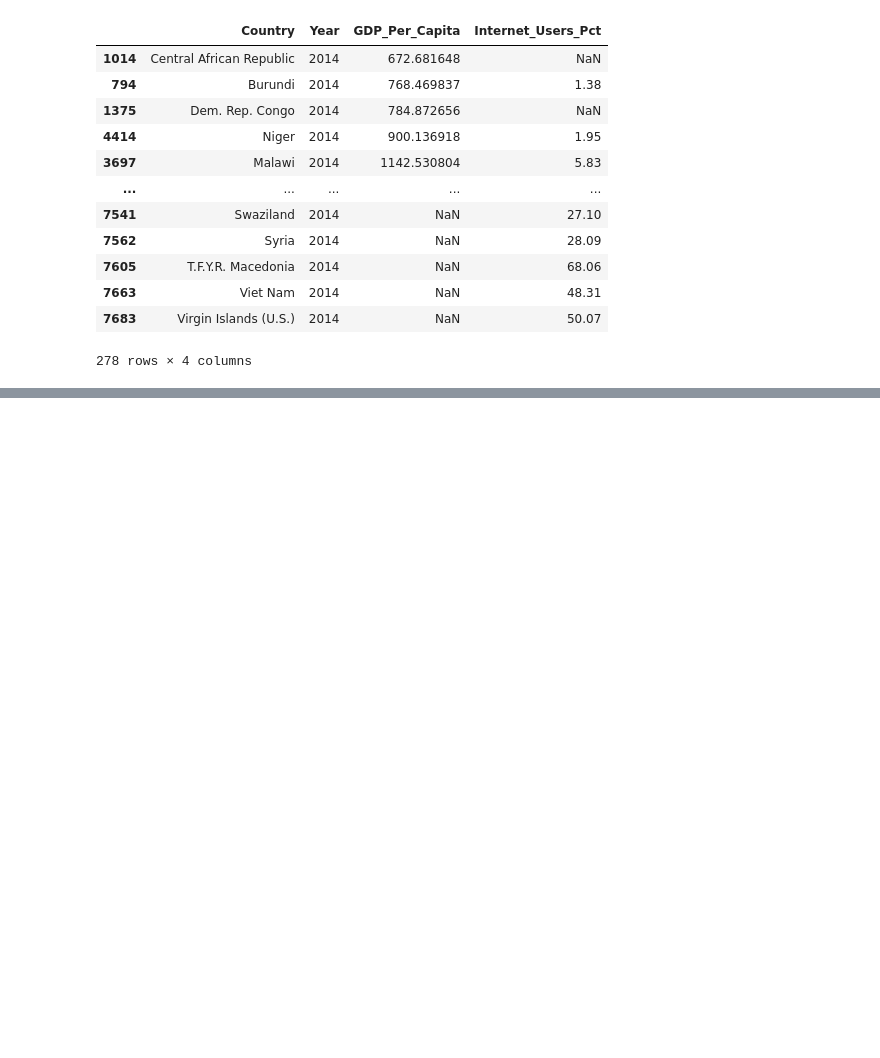
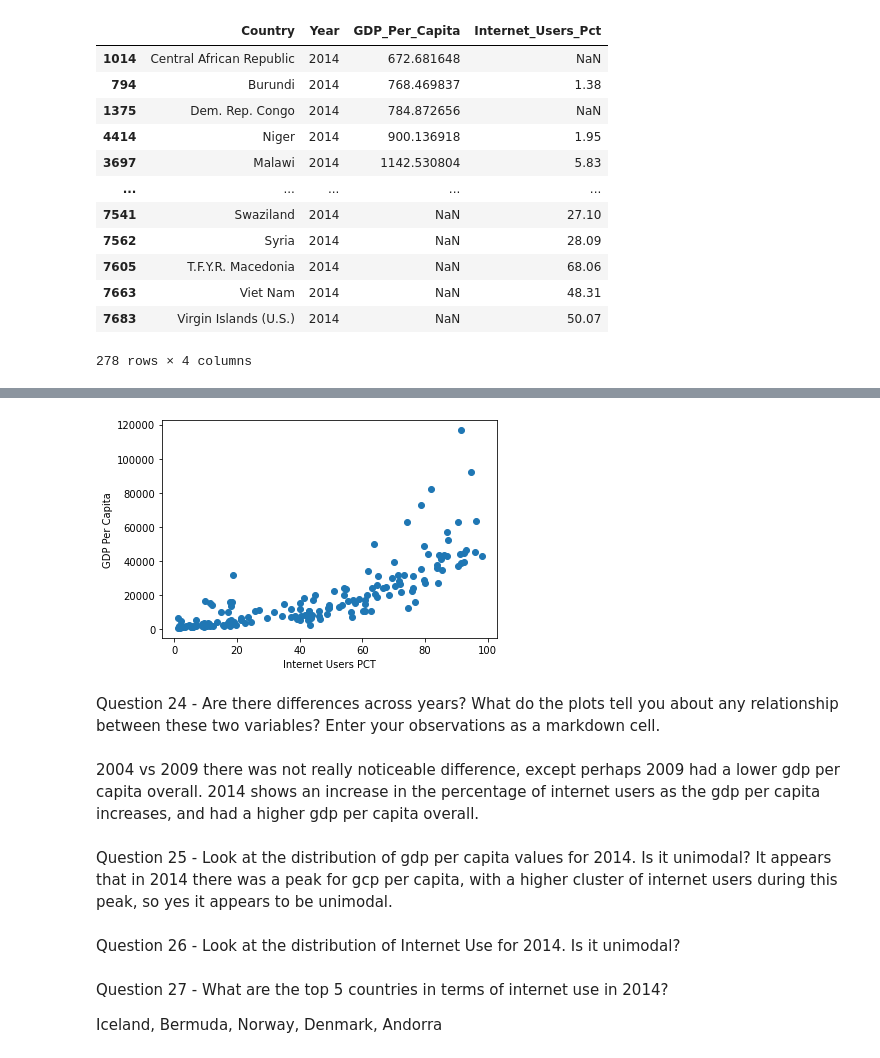
Before and after one commit to NSS-Data-Analytics-Cohort-3/un-data-MarkKoivula, a Jupyter notebook: notebooks/UNdata.ipynb, the cells around one changed output, grey strips where cells are left out. Cells and saved outputs as stored; diff of their text form; code cells hidden in the pictures; blank space fills up the shorter version.

```diff
--- a/notebooks/UNdata.ipynb
+++ b/notebooks/UNdata.ipynb
@@ -423,0 +443,19 @@ df_2014.sort_values(by='GDP_Per_Capita', ascending=True)
+# %%
+plt.scatter(df_2014.Internet_Users_Pct, df_2014.GDP_Per_Capita)
+plt.xlabel("Internet Users PCT")
+plt.ylabel("GDP Per Capita")
+plt.show()
+# %% [output]
+[figure, added]
+# %% [markdown]
+Question 24 - Are there differences across years? What do the plots tell you about any relationship between these two variables? Enter your observations as a markdown cell.
+# %% [markdown]
+2004 vs 2009 there was not really noticeable difference, except perhaps 2009 had a lower gdp per capita overall. 2014 shows an increase in the percentage of internet users as the gdp per capita increases, and had a higher gdp per capita overall.
+# %% [markdown]
+Question 25 - Look at the distribution of gdp per capita values for 2014. Is it unimodal? It appears that in 2014 there was a peak for gcp per capita, with a higher cluster of internet users during this peak, so yes it appears to be unimodal.
+# %% [markdown]
+Question 26 - Look at the distribution of Internet Use for 2014. Is it unimodal?
+# %% [markdown]
+Question 27 - What are the top 5 countries in terms of internet use in 2014?
+
+Iceland, Bermuda, Norway, Denmark, Andorra
```
Also changed, not shown: parts of 13 cells of this notebook.
